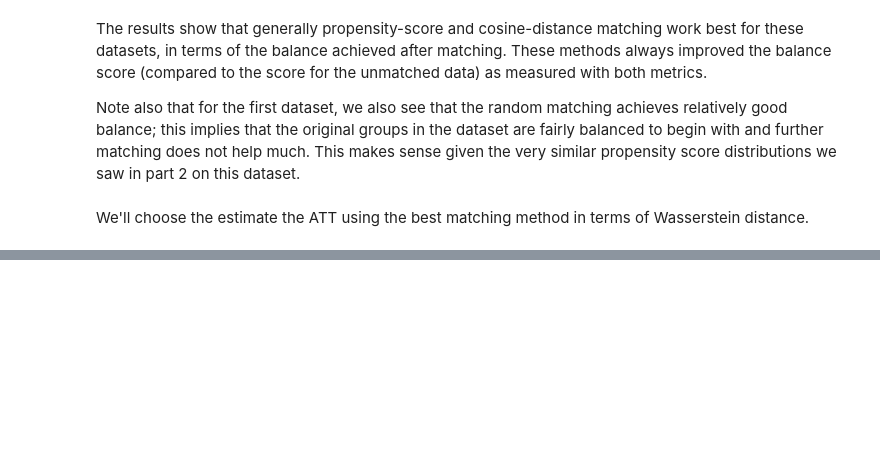
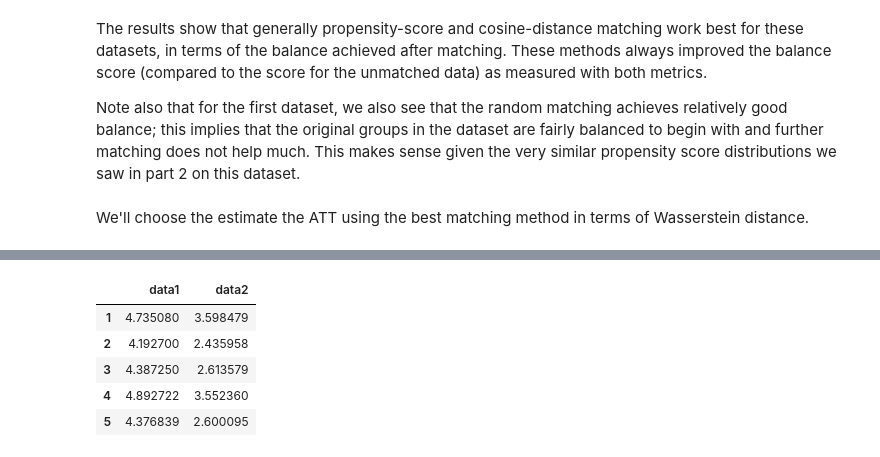
Before and after one commit to avivrosenberg/causal-inference-hw, a Jupyter notebook: hw3/hw3.ipynb, the cells around one changed output, grey strips where cells are left out. Saved outputs shown, nothing was run; the diff lists cells and outputs as text; code cells hidden in the pictures; blank space fills up the shorter version.

```diff
--- a/hw3/hw3.ipynb
+++ b/hw3/hw3.ipynb
@@ -908,0 +915,12 @@ df_cate
+# %%
+# Write the ATT estimates to an output file with the requested format.
+df_att_results_csv = df_att_results.transpose().set_index(np.arange(1, len(df_att_results.columns)+1))
+df_att_results_csv.to_csv(f'{OUT_DIR}/ATT_results.csv', header=True, index_label='Type')
+df_att_results_csv
+# %% [output]
+|  | data1 | data2 |
+| 1 | 4.735080 | 3.598479 |
+| 2 | 4.192700 | 2.435958 |
+| 3 | 4.387250 | 2.613579 |
+| 4 | 4.892722 | 3.552360 |
+| 5 | 4.376839 | 2.600095 |
```
Also changed, not shown: parts of 16 cells of this notebook, 1 other file.
